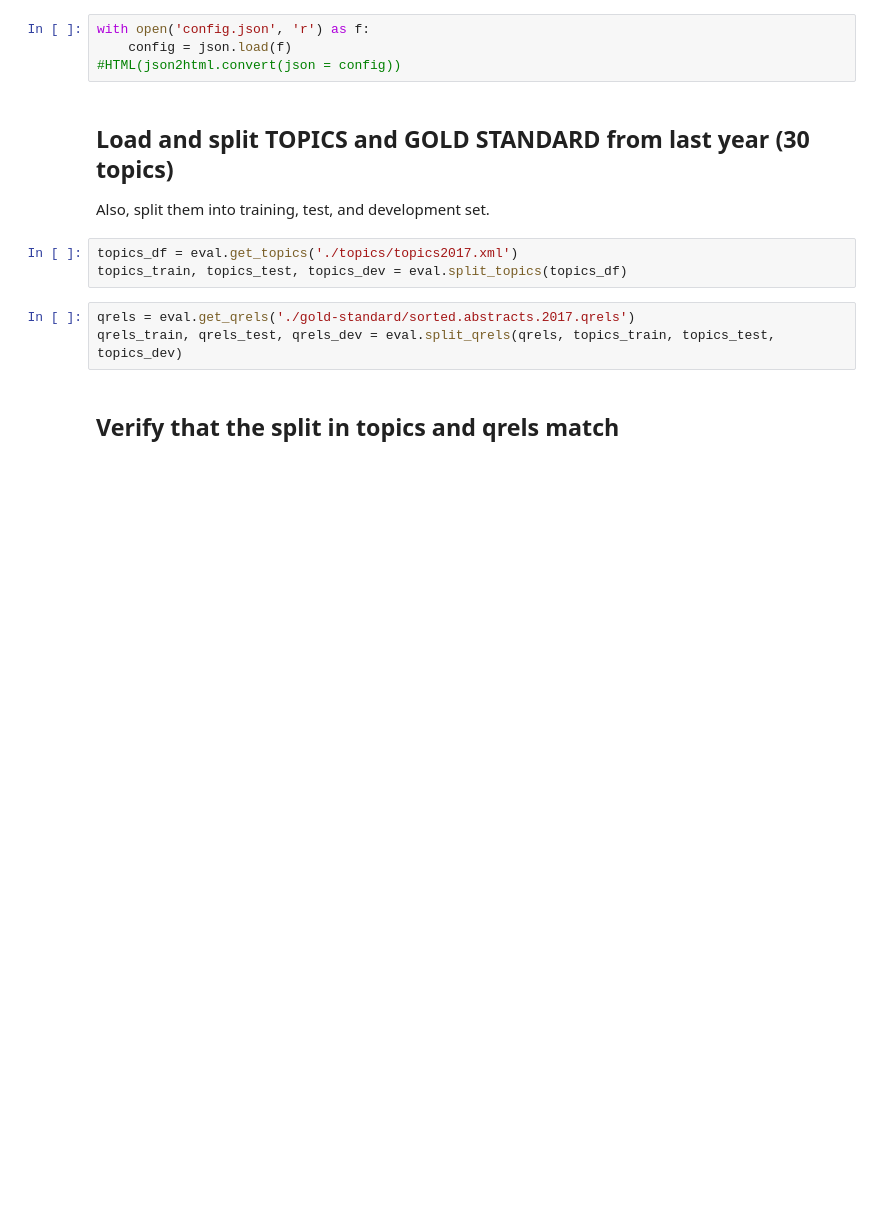
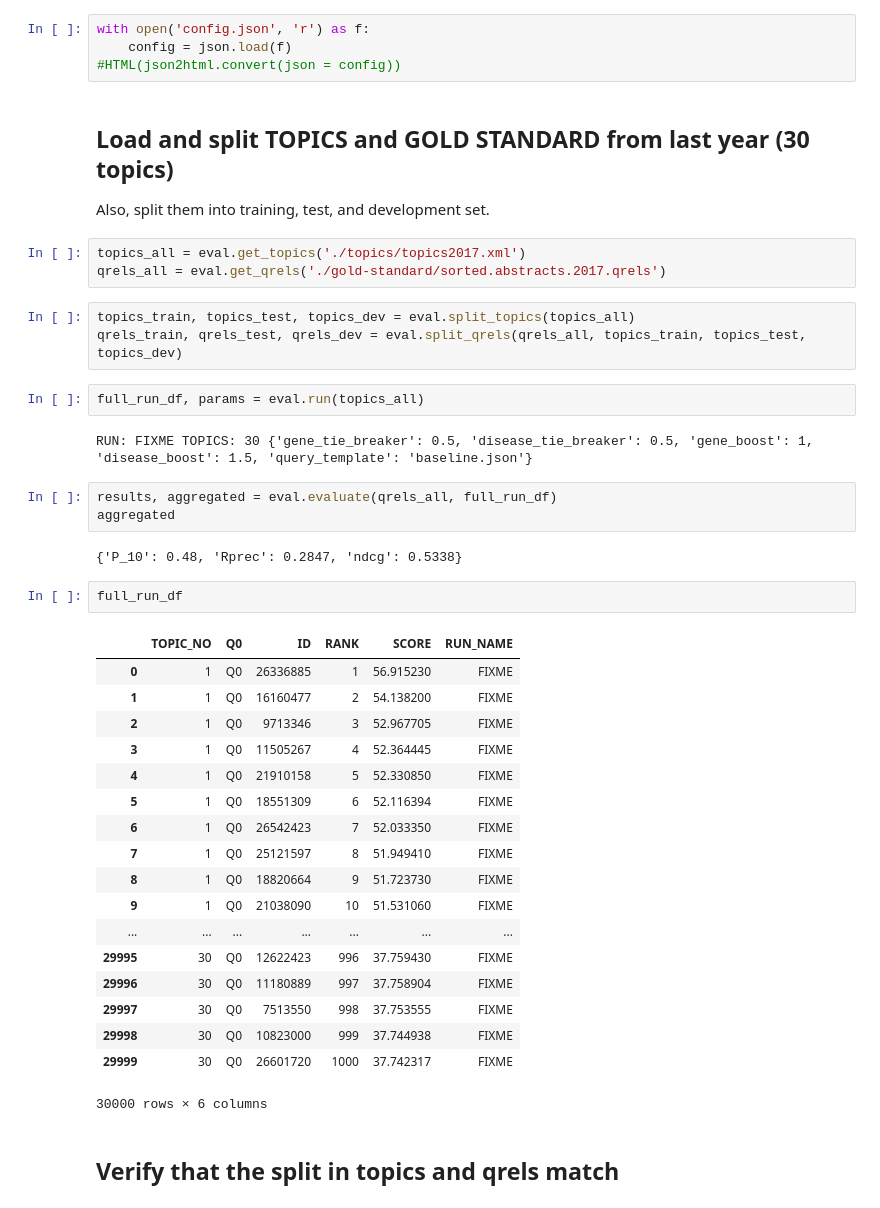
Before and after one commit to plopezgarcia/trec-2018-precision-medicine, a Jupyter notebook: python/notebook.ipynb, the cells around one changed output. Drawn from its saved outputs; the diff is of its cells as text; blank space fills up the shorter version.

```diff
--- a/python/notebook.ipynb
+++ b/python/notebook.ipynb
@@ -15,12 +15,42 @@ with open('config.json', 'r') as f:
 # %% [markdown]
 ## Load and split TOPICS and GOLD STANDARD from last year (30 topics)
 Also, split them into training, test, and development set.
-# %%
-topics_df = eval.get_topics('./topics/topics2017.xml')
-topics_train, topics_test, topics_dev = eval.split_topics(topics_df)
+# %%
+topics_all = eval.get_topics('./topics/topics2017.xml')
+qrels_all = eval.get_qrels('./gold-standard/sorted.abstracts.2017.qrels')
 # %%
-qrels = eval.get_qrels('./gold-standard/sorted.abstracts.2017.qrels')
-qrels_train, qrels_test, qrels_dev = eval.split_qrels(qrels, topics_train, topics_test, topics_dev)
+topics_train, topics_test, topics_dev = eval.split_topics(topics_all)
+qrels_train, qrels_test, qrels_dev = eval.split_qrels(qrels_all, topics_train, topics_test, topics_dev)
+# %%
+full_run_df, params = eval.run(topics_all)
+# %% [output]
+RUN: FIXME TOPICS: 30 {'gene_tie_breaker': 0.5, 'disease_tie_breaker': 0.5, 'gene_boost': 1, 'disease_boost': 1.5, 'query_template': 'baseline.json'}
+# %%
+results, aggregated = eval.evaluate(qrels_all, full_run_df)
+aggregated
+# %% [output]
+{'P_10': 0.48, 'Rprec': 0.2847, 'ndcg': 0.5338}
+# %%
+full_run_df
+# %% [output]
+|  | TOPIC_NO | Q0 | ID | RANK | SCORE | RUN_NAME |
+| 0 | 1 | Q0 | 26336885 | 1 | 56.915230 | FIXME |
+| 1 | 1 | Q0 | 16160477 | 2 | 54.138200 | FIXME |
+| 2 | 1 | Q0 | 9713346 | 3 | 52.967705 | FIXME |
+| 3 | 1 | Q0 | 11505267 | 4 | 52.364445 | FIXME |
+| 4 | 1 | Q0 | 21910158 | 5 | 52.330850 | FIXME |
+| 5 | 1 | Q0 | 18551309 | 6 | 52.116394 | FIXME |
+| 6 | 1 | Q0 | 26542423 | 7 | 52.033350 | FIXME |
+| 7 | 1 | Q0 | 25121597 | 8 | 51.949410 | FIXME |
+| 8 | 1 | Q0 | 18820664 | 9 | 51.723730 | FIXME |
+| 9 | 1 | Q0 | 21038090 | 10 | 51.531060 | FIXME |
+| ... | ... | ... | ... | ... | ... | ... |
+| 29995 | 30 | Q0 | 12622423 | 996 | 37.759430 | FIXME |
+| 29996 | 30 | Q0 | 11180889 | 997 | 37.758904 | FIXME |
+| 29997 | 30 | Q0 | 7513550 | 998 | 37.753555 | FIXME |
+| 29998 | 30 | Q0 | 10823000 | 999 | 37.744938 | FIXME |
+| 29999 | 30 | Q0 | 26601720 | 1000 | 37.742317 | FIXME |
+30000 rows × 6 columns
 # %% [markdown]
 ## Verify that the split in topics and qrels match
 # %%
```
Also changed, not shown: parts of 4 cells of this notebook, 1 other file.
